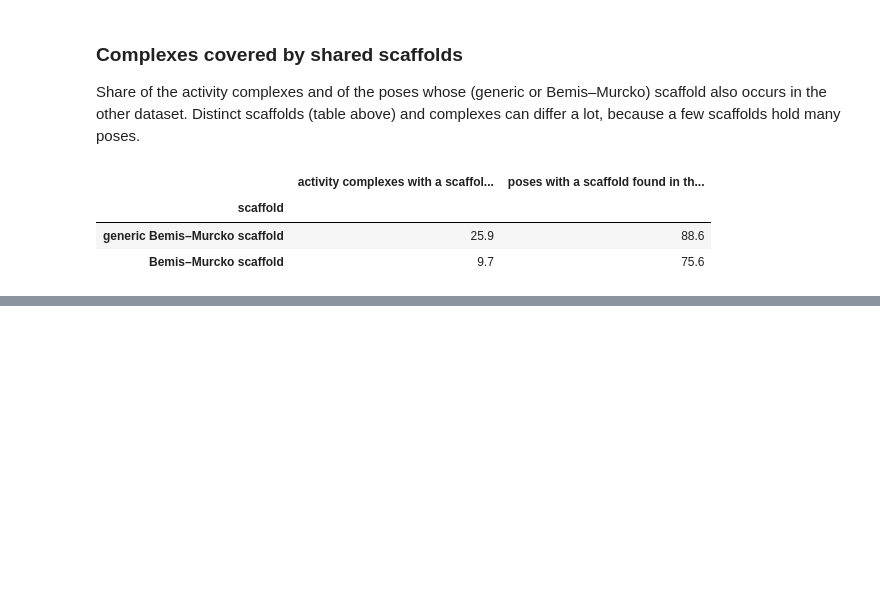
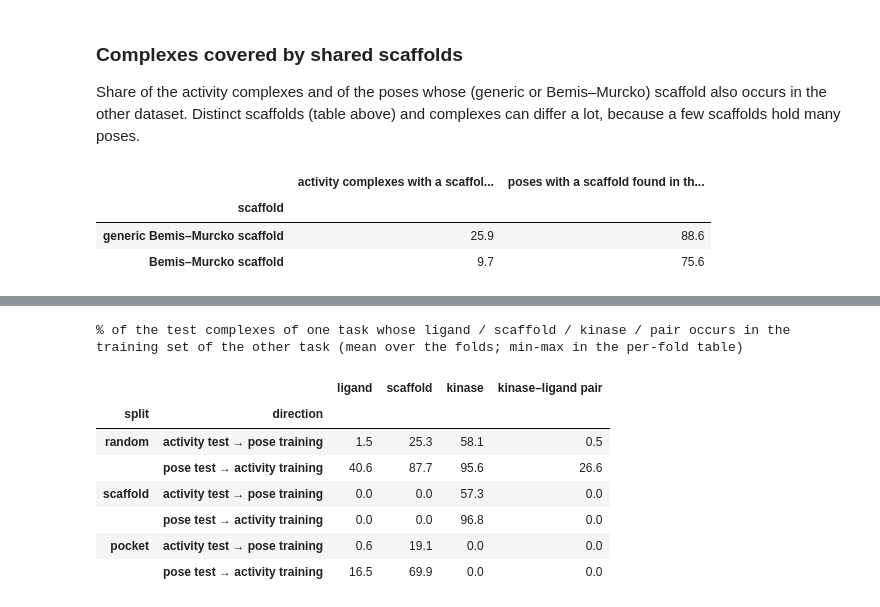
Before and after one commit to openkinome/multi-objective-kinodata-3D, a Jupyter notebook: analysis_publication/dataset_overlap.ipynb, the cells around one changed output, grey strips where cells are left out. Saved outputs shown, nothing was run; the diff lists cells and outputs as text; code cells hidden in the pictures; blank space fills up the shorter version.

```diff
--- a/analysis_publication/dataset_overlap.ipynb
+++ b/analysis_publication/dataset_overlap.ipynb
@@ -152,0 +164,55 @@ coverage
+# %%
+splits_a = pd.read_csv(DATA / "activity_splits.csv.gz")
+splits_p = pd.read_csv(DATA / "pose_splits.csv.gz")
+assert len(splits_a) == len(activity) and len(splits_p) == len(pose)
+
+# kinase identity: groups of identical pocket sequences (gaps ignored) over both datasets
+parent = {i: i for i in pockets.index}
+
+
+def find(i):
+    while parent[i] != i:
+        parent[i] = parent[parent[i]]
+        i = parent[i]
+    return i
+
+
+by_len = {}
+for i, seq in pockets.items():
+    by_len.setdefault(len(seq), []).append(i)
+for group in by_len.values():
+    for x_i, x in enumerate(group):
+        for y in group[x_i + 1:]:
+            if same_pocket(pockets[x], pockets[y]):
+                parent[find(x)] = find(y)
+for df in (activity, pose):
+    df["kinase_group"] = df["pocket"].map(find)
+    df["pair"] = df["ligand"] + "|" + df["kinase_group"].astype(str)
+
+LEVELS = {"ligand": "ligand", "scaffold": "scaffold", "kinase": "kinase_group", "kinase–ligand pair": "pair"}
+rows = []
+for col in splits_a.columns:
+    split, fold = col.rsplit("_", 1)
+    for direction, (test_df, test_mask, train_df, train_mask) in {
+            "activity test → pose training": (activity, splits_a[col] == "S", pose, splits_p[col] == "T"),
+            "pose test → activity training": (pose, splits_p[col] == "S", activity, splits_a[col] == "T")}.items():
+        te, tr = test_df[test_mask.to_numpy()], train_df[train_mask.to_numpy()]
+        row = {"split": split, "fold": int(fold), "direction": direction, "test complexes": len(te)}
+        for name, c in LEVELS.items():
+            row[name] = 100 * te[c].isin(set(tr[c].dropna())).mean()
+        rows.append(row)
+leakage = pd.DataFrame(rows)
+leakage.to_csv(OUTPUT / "cross_task_leakage_per_fold.csv", index=False)
+
+print("% of the test complexes of one task whose ligand / scaffold / kinase / pair occurs in the training set of the other task (mean over the folds; min-max in the per-fold table)")
+leakage.groupby(["split", "direction"], sort=False)[list(LEVELS)].mean().round(1)
+# %% [output]
+% of the test complexes of one task whose ligand / scaffold / kinase / pair occurs in the training set of the other task (mean over the folds; min-max in the per-fold table)
+|  |  | ligand | scaffold | kinase | kinase–ligand pair |
+| split | direction |  |  |  |  |
+| random | activity test → pose training | 1.5 | 25.3 | 58.1 | 0.5 |
+|  | pose test → activity training | 40.6 | 87.7 | 95.6 | 26.6 |
+| scaffold | activity test → pose training | 0.0 | 0.0 | 57.3 | 0.0 |
+|  | pose test → activity training | 0.0 | 0.0 | 96.8 | 0.0 |
+| pocket | activity test → pose training | 0.6 | 19.1 | 0.0 | 0.0 |
+|  | pose test → activity training | 16.5 | 69.9 | 0.0 | 0.0 |
```
Also changed, not shown: parts of 2 cells of this notebook, 2 other files.
